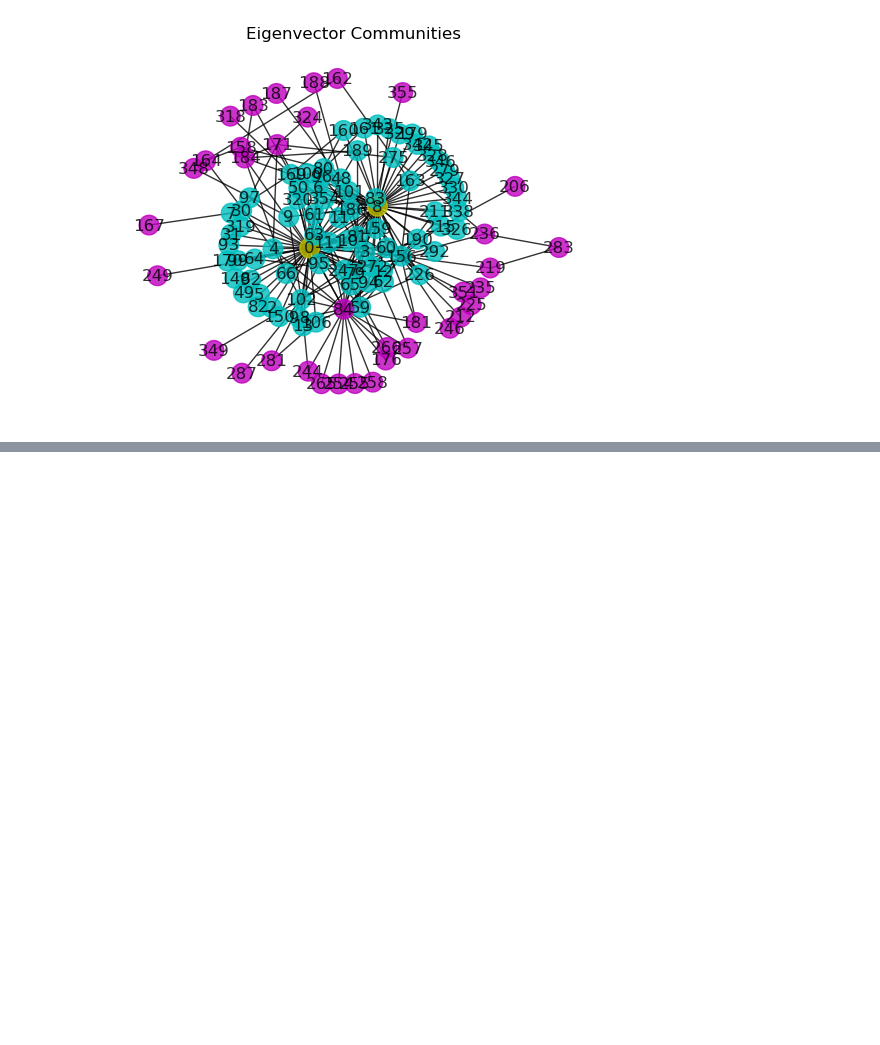
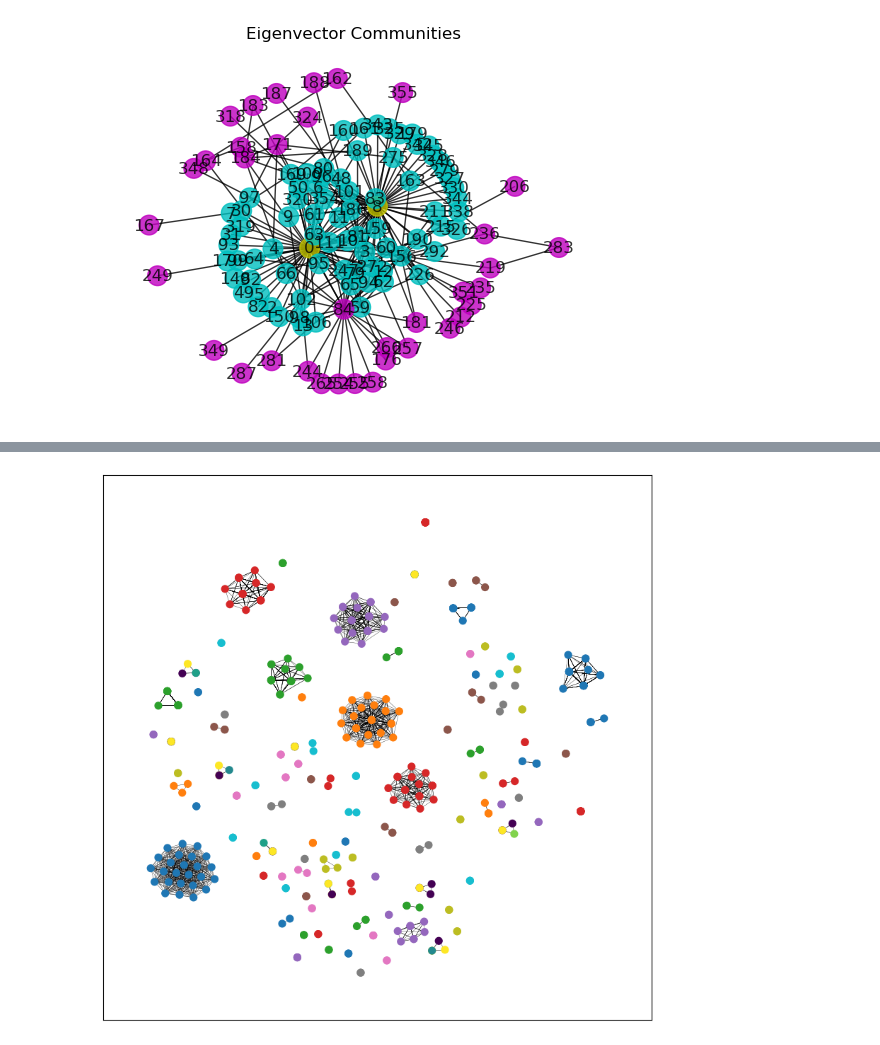
Before and after one commit to ethanp55/network_science, a Jupyter notebook: final_project_with_messages.ipynb, the cells around one changed output, grey strips where cells are left out. Saved outputs shown, nothing was run; the diff lists cells and outputs as text; code cells hidden in the pictures; blank space fills up the shorter version.

```diff
--- a/final_project_with_messages.ipynb
+++ b/final_project_with_messages.ipynb
@@ -482,0 +670,4 @@ message_interactions_handler.getGraph().nodes[3]['node_value']
+# %%
+visualize_with_edges(message_interactions_handler, embedding)
+# %% [output]
+[figure, added]
```
Also changed, not shown: parts of 15 cells of this notebook.
